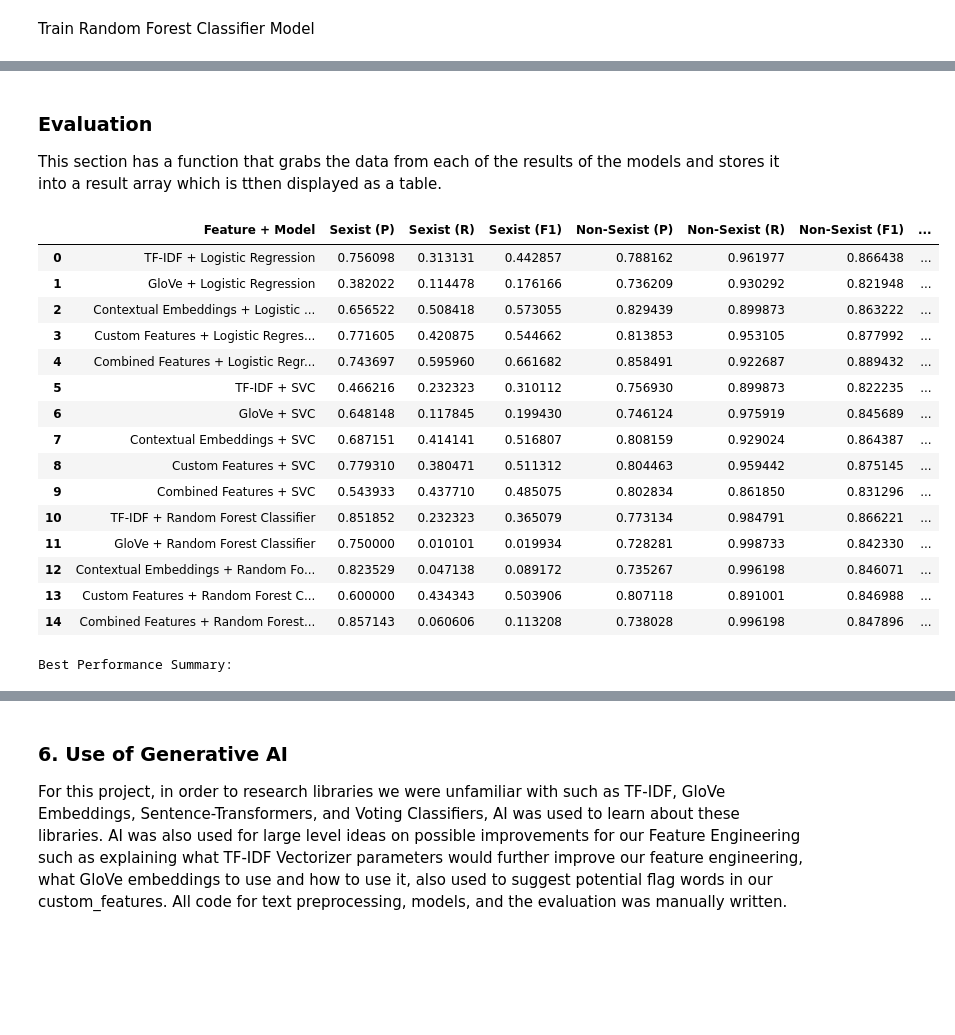
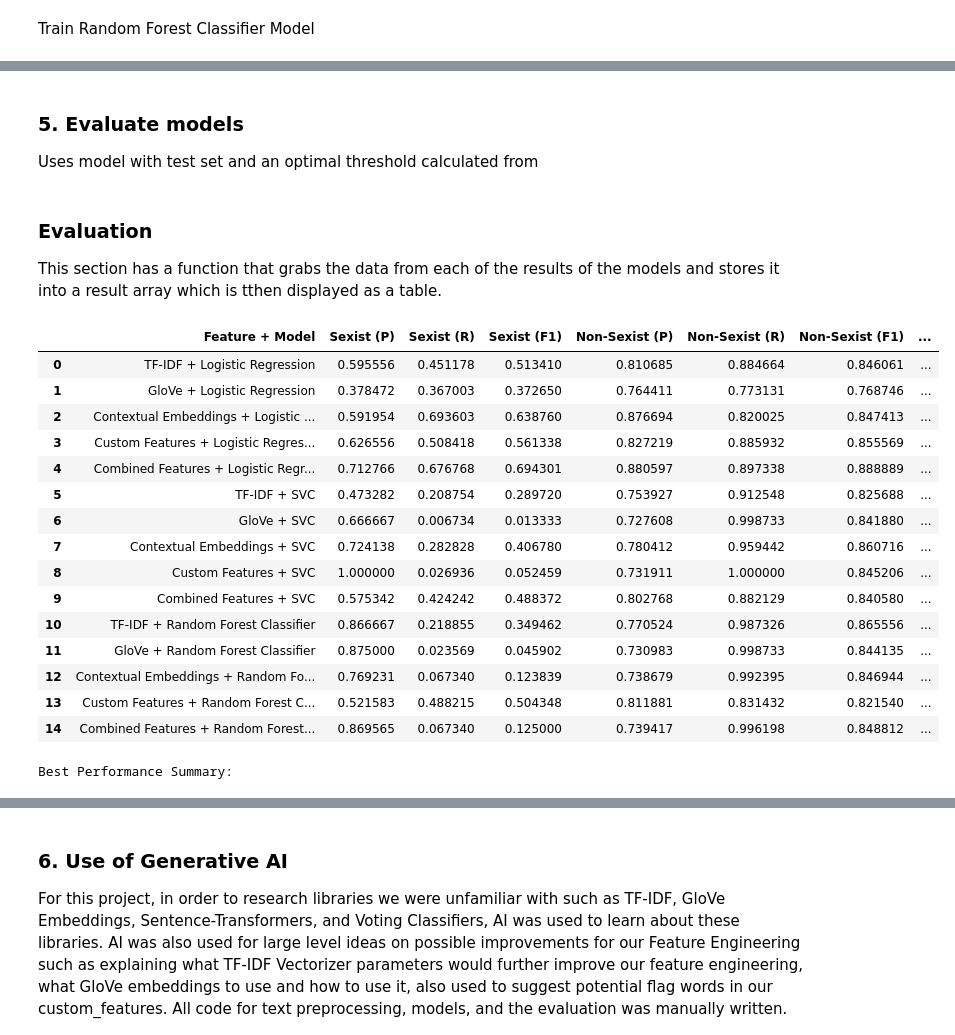
Before and after one commit to Poodley/CSC380FinalProject, a Jupyter notebook: final_project.ipynb, the cells around one changed output, grey strips where cells are left out. Saved outputs shown, nothing was run; the diff lists cells and outputs as text; code cells hidden in the pictures; blank space fills up the shorter version.

```diff
--- a/final_project.ipynb
+++ b/final_project.ipynb
@@ -508,0 +405,3 @@ weighted avg     0.7706    0.7403    0.6470      1086
+# %% [markdown]
+### 5. Evaluate models
+Uses model with test set and an optimal threshold calculated from
@@ -508,0 +417,14 @@ weighted avg     0.7706    0.7403    0.6470      1086
+# %%
+def tune_threshold(model, x_train, y_train):
+    # Tune threshold on training set to maximize accuracy
+    y_proba = model.predict_proba(x_train)[:, 1]
+    best_threshold = 0.5
+    best_acc = accuracy_score(y_train, (y_proba >= best_threshold).astype(int))
+
+    for threshold in np.arange(0.25, 0.75, 0.01):
+        acc = accuracy_score(y_train, (y_proba >= threshold).astype(int))
+        if acc > best_acc:
+            best_acc = acc
+            best_threshold = float(threshold)
+
+    return best_threshold
@@ -532,62 +476,63 @@ def extract_full_metrics(y_true, y_pred, feature_name, model_name, labels=[1, 0]
 
     weighted_p = precision_score(y_true_arr, y_pred_arr, average="weighted", zero_division=0)
     weighted_r = recall_score(y_true_arr, y_pred_arr, average="weighted", zero_division=0)
     weighted_f1 = f1_score(y_true_arr, y_pred_arr, average="weighted", zero_division=0)
 
     return {
         "Feature + Model": f"{feature_name} + {model_name}",
         "Sexist (P)": float(precisions[0]),
         "Sexist (R)": float(recalls[0]),
         "Sexist (F1)": float(f1s[0]),
         "Non-Sexist (P)": float(precisions[1]),
         "Non-Sexist (R)": float(recalls[1]),
         "Non-Sexist (F1)": float(f1s[1]),
         "Weighted (P)": float(weighted_p),
         "Weighted (R)": float(weighted_r),
         "Weighted (F1)": float(weighted_f1),
     }
 
 results = []
 
-results.append(extract_full_metrics(y_test, y_pred_tfidf, "TF-IDF", "Logistic Regression"))
-results.append(extract_full_metrics(y_test, y_pred_glove, "GloVe", "Logistic Regression"))
-results.append(extract_full_metrics(y_test, y_pred_ctx, "Contextual Embeddings", "Logistic Regression"))
-results.append(extract_full_metrics(y_test, y_pred_custom, "Custom Features", "Logistic Regression"))
-results.append(extract_full_metrics(y_test, y_pred_combined, "Combined Features", "Logistic Regression"))
-results.append(extract_full_metrics(y_test, svc_tfidf_pred, "TF-IDF", "SVC"))
-results.append(extract_full_metrics(y_test, svc_glove_pred, "GloVe", "SVC"))
-results.append(extract_full_metrics(y_test, svc_ctx_pred, "Contextual Embeddings", "SVC"))
-results.append(extract_full_metrics(y_test, svc_custom_pred, "Custom Features", "SVC"))
-results.append(extract_full_metrics(y_test, svc_combined_pred, "Combined Features", "SVC"))
-results.append(extract_full_metrics(y_test, rfc_tfidf_pred, "TF-IDF", "Random Forest Classifier"))
-results.append(extract_full_metrics(y_test, rfc_glove_pred, "GloVe", "Random Forest Classifier"))
-results.append(extract_full_metrics(y_test, rfc_ctx_pred, "Contextual Embeddings", "Random Forest Classifier"))
-results.append(extract_full_metrics(y_test, rfc_custom_pred, "Custom Features", "Random Forest Classifier"))
-results.append(extract_full_metrics(y_test, rfc_combined_pred, "Combined Features", "Random Forest Classifier"))
+# Collect results for all models
+results.append(extract_full_metrics(y_train, lr_tfidf_preds, "TF-IDF", "Logistic Regression"))
+results.append(extract_full_metrics(y_train, lr_glove_preds, "GloVe", "Logistic Regression"))
+results.append(extract_full_metrics(y_train, lr_ctx_preds, "Contextual Embeddings", "Logistic Regression"))
+results.append(extract_full_metrics(y_train, lr_custom_preds, "Custom Features", "Logistic Regression"))
+results.append(extract_full_metrics(y_train, lr_combined_preds, "Combined Features", "Logistic Regression"))
+results.append(extract_full_metrics(y_train, svc_tfidf_preds, "TF-IDF", "SVC"))
+results.append(extract_full_metrics(y_train, svc_glove_preds, "GloVe", "SVC"))
+results.append(extract_full_metrics(y_train, svc_ctx_preds, "Contextual Embeddings", "SVC"))
+results.append(extract_full_metrics(y_train, svc_custom_preds, "Custom Features", "SVC"))
+results.append(extract_full_metrics(y_train, svc_combined_preds, "Combined Features", "SVC"))
+results.append(extract_full_metrics(y_train, rfc_tfidf_preds, "TF-IDF", "RFC"))
+results.append(extract_full_metrics(y_train, rfc_glove_preds, "GloVe", "RFC"))
+results.append(extract_full_metrics(y_train, rfc_ctx_preds, "Contextual Embeddings", "RFC"))
+results.append(extract_full_metrics(y_train, rfc_custom_preds, "Custom Features", "RFC"))
+results.append(extract_full_metrics(y_train, rfc_combined_preds, "Combined Features", "RFC"))
 
 # Create results dataframe
 results_df = pd.DataFrame(results)
 
 display(results_df)
 print("\nBest Performance Summary:")
 best_row = results_df.loc[results_df["Weighted (F1)"].idxmax()]
 display(best_row)
 # %% [output]
 |  | Feature + Model | Sexist (P) | Sexist (R) | Sexist (F1) | Non-Sexist (P) | Non-Sexist (R) | Non-Sexist (F1) | ... |
-| 0 | TF-IDF + Logistic Regression | 0.756098 | 0.313131 | 0.442857 | 0.788162 | 0.961977 | 0.866438 | ... |
-| 1 | GloVe + Logistic Regression | 0.382022 | 0.114478 | 0.176166 | 0.736209 | 0.930292 | 0.821948 | ... |
-| 2 | Contextual Embeddings + Logistic ... | 0.656522 | 0.508418 | 0.573055 | 0.829439 | 0.899873 | 0.863222 | ... |
-| 3 | Custom Features + Logistic Regres... | 0.771605 | 0.420875 | 0.544662 | 0.813853 | 0.953105 | 0.877992 | ... |
-| 4 | Combined Features + Logistic Regr... | 0.743697 | 0.595960 | 0.661682 | 0.858491 | 0.922687 | 0.889432 | ... |
-| 5 | TF-IDF + SVC | 0.466216 | 0.232323 | 0.310112 | 0.756930 | 0.899873 | 0.822235 | ... |
-| 6 | GloVe + SVC | 0.648148 | 0.117845 | 0.199430 | 0.746124 | 0.975919 | 0.845689 | ... |
-| 7 | Contextual Embeddings + SVC | 0.687151 | 0.414141 | 0.516807 | 0.808159 | 0.929024 | 0.864387 | ... |
-| 8 | Custom Features + SVC | 0.779310 | 0.380471 | 0.511312 | 0.804463 | 0.959442 | 0.875145 | ... |
-| 9 | Combined Features + SVC | 0.543933 | 0.437710 | 0.485075 | 0.802834 | 0.861850 | 0.831296 | ... |
-| 10 | TF-IDF + Random Forest Classifier | 0.851852 | 0.232323 | 0.365079 | 0.773134 | 0.984791 | 0.866221 | ... |
-| 11 | GloVe + Random Forest Classifier | 0.750000 | 0.010101 | 0.019934 | 0.728281 | 0.998733 | 0.842330 | ... |
-| 12 | Contextual Embeddings + Random Fo... | 0.823529 | 0.047138 | 0.089172 | 0.735267 | 0.996198 | 0.846071 | ... |
-| 13 | Custom Features + Random Forest C... | 0.600000 | 0.434343 | 0.503906 | 0.807118 | 0.891001 | 0.846988 | ... |
-| 14 | Combined Features + Random Forest... | 0.857143 | 0.060606 | 0.113208 | 0.738028 | 0.996198 | 0.847896 | ... |
+| 0 | TF-IDF + Logistic Regression | 0.595556 | 0.451178 | 0.513410 | 0.810685 | 0.884664 | 0.846061 | ... |
+| 1 | GloVe + Logistic Regression | 0.378472 | 0.367003 | 0.372650 | 0.764411 | 0.773131 | 0.768746 | ... |
+| 2 | Contextual Embeddings + Logistic ... | 0.591954 | 0.693603 | 0.638760 | 0.876694 | 0.820025 | 0.847413 | ... |
+| 3 | Custom Features + Logistic Regres... | 0.626556 | 0.508418 | 0.561338 | 0.827219 | 0.885932 | 0.855569 | ... |
+| 4 | Combined Features + Logistic Regr... | 0.712766 | 0.676768 | 0.694301 | 0.880597 | 0.897338 | 0.888889 | ... |
+| 5 | TF-IDF + SVC | 0.473282 | 0.208754 | 0.289720 | 0.753927 | 0.912548 | 0.825688 | ... |
+| 6 | GloVe + SVC | 0.666667 | 0.006734 | 0.013333 | 0.727608 | 0.998733 | 0.841880 | ... |
+| 7 | Contextual Embeddings + SVC | 0.724138 | 0.282828 | 0.406780 | 0.780412 | 0.959442 | 0.860716 | ... |
+| 8 | Custom Features + SVC | 1.000000 | 0.026936 | 0.052459 | 0.731911 | 1.000000 | 0.845206 | ... |
+| 9 | Combined Features + SVC | 0.575342 | 0.424242 | 0.488372 | 0.802768 | 0.882129 | 0.840580 | ... |
+| 10 | TF-IDF + Random Forest Classifier | 0.866667 | 0.218855 | 0.349462 | 0.770524 | 0.987326 | 0.865556 | ... |
+| 11 | GloVe + Random Forest Classifier | 0.875000 | 0.023569 | 0.045902 | 0.730983 | 0.998733 | 0.844135 | ... |
+| 12 | Contextual Embeddings + Random Fo... | 0.769231 | 0.067340 | 0.123839 | 0.738679 | 0.992395 | 0.846944 | ... |
+| 13 | Custom Features + Random Forest C... | 0.521583 | 0.488215 | 0.504348 | 0.811881 | 0.831432 | 0.821540 | ... |
+| 14 | Combined Features + Random Forest... | 0.869565 | 0.067340 | 0.125000 | 0.739417 | 0.996198 | 0.848812 | ... |
 Best Performance Summary:
 Feature + Model    Combined Features + Logistic Regression
```
Also changed, not shown: parts of 14 cells of this notebook.
